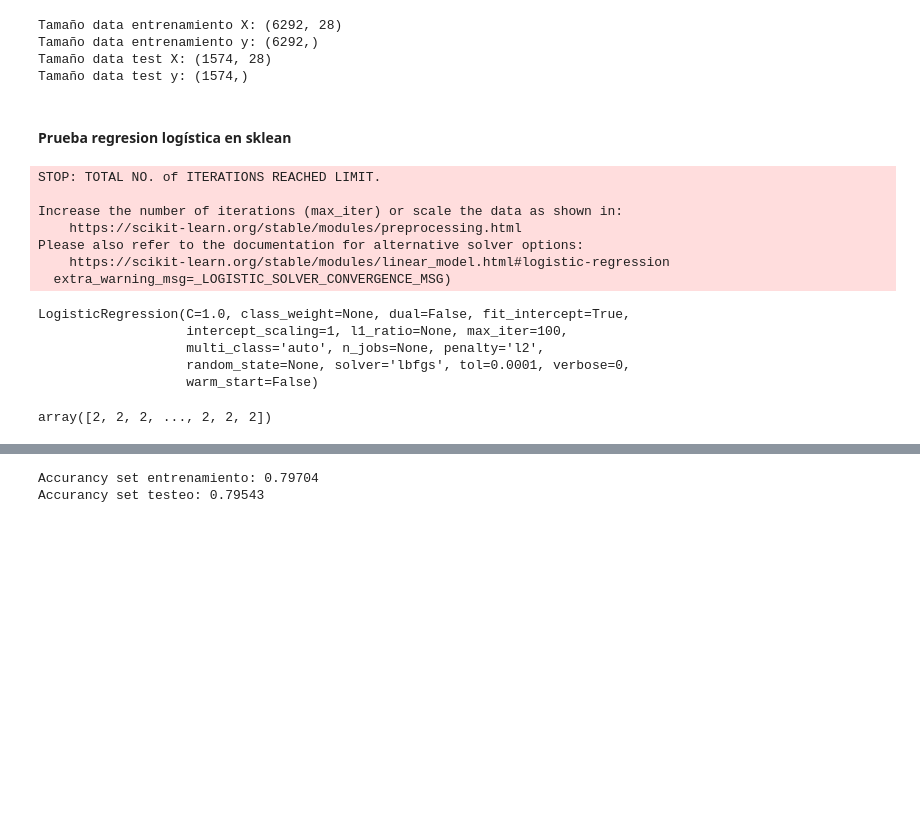
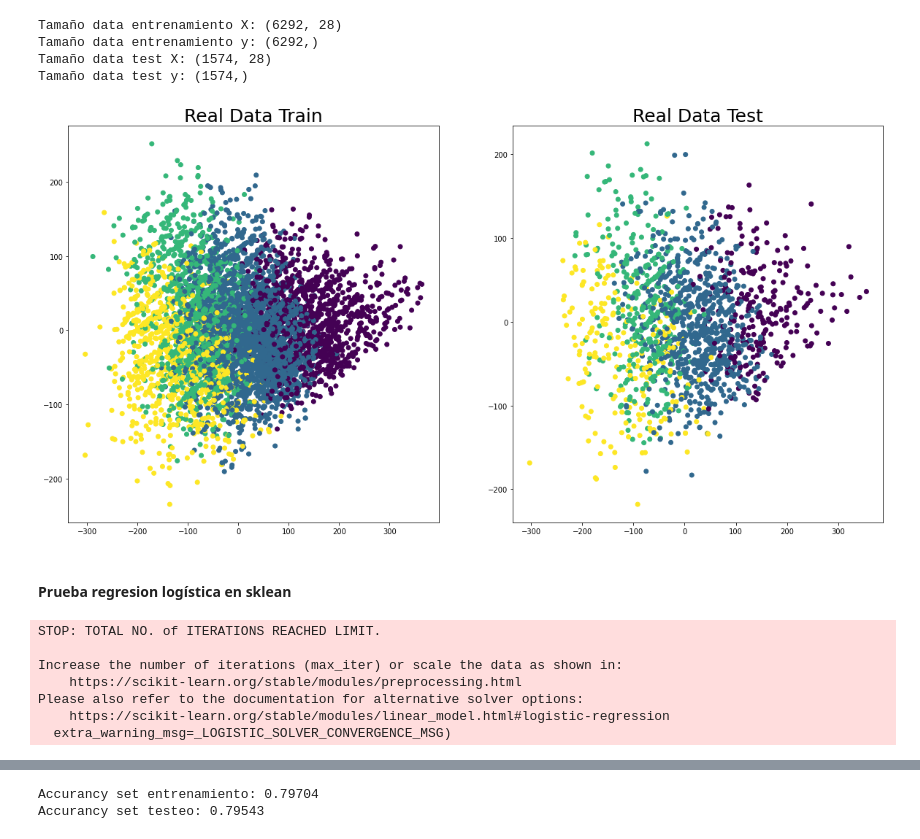
Before and after one commit to joseortegalabra/MLBI, a Jupyter notebook: Tarea1_MLBI_José_Ignacio_Ortega_Labra.ipynb, the cells around one changed output, grey strips where cells are left out. Cells and saved outputs as stored; diff of their text form; code cells hidden in the pictures; blank space fills up the shorter version.

```diff
--- a/Tarea1_MLBI_José_Ignacio_Ortega_Labra.ipynb
+++ b/Tarea1_MLBI_José_Ignacio_Ortega_Labra.ipynb
@@ -150 +235,3 @@ X_train, X_test, y_train, y_test = train_test_split(data1[features], data1['clus
+# %%
+ex1.train_test()
 # %%
@@ -161,2 +250,6 @@ Tamaño data test y: (1574,)
+# %%
+visualize_data2d_train_test(ex1.X_train_2d, ex1.y_train, ex1.X_test_2d, ex1.y_test, prediction = False)
+# %% [output]
+[figure, added]
 # %%
 #min max scaler de los datos
@@ -170,6 +259,8 @@ from sklearn.linear_model import LogisticRegression
 # %%
 lr = LogisticRegression(random_state = None)
-lr.fit(X_train, y_train)
+lr.fit(ex1.X_train_scaled, ex1.y_train)
+y_train_predict = lr.predict(ex1.X_train_scaled)
+y_test_predict = lr.predict(ex1.X_test_scaled)
 # %% [output]
 STOP: TOTAL NO. of ITERATIONS REACHED LIMIT.
 
@@ -178,12 +269,3 @@ Increase the number of iterations (max_iter) or scale the data as shown in:
 Please also refer to the documentation for alternative solver options:
     https://scikit-learn.org/stable/modules/linear_model.html#logistic-regression
   extra_warning_msg=_LOGISTIC_SOLVER_CONVERGENCE_MSG)
-LogisticRegression(C=1.0, class_weight=None, dual=False, fit_intercept=True,
-                   intercept_scaling=1, l1_ratio=None, max_iter=100,
-                   multi_class='auto', n_jobs=None, penalty='l2',
-                   random_state=None, solver='lbfgs', tol=0.0001, verbose=0,
-                   warm_start=False)
-# %%
-lr.predict(X_train)
-# %% [output]
-array([2, 2, 2, ..., 2, 2, 2])
```
Also changed, not shown: parts of 113 cells of this notebook.
